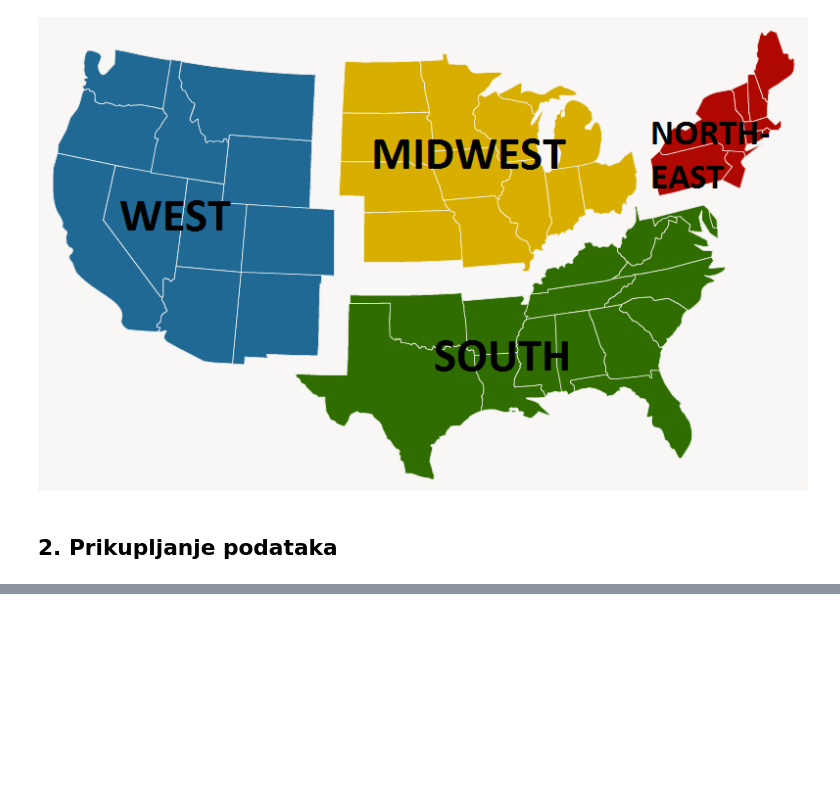
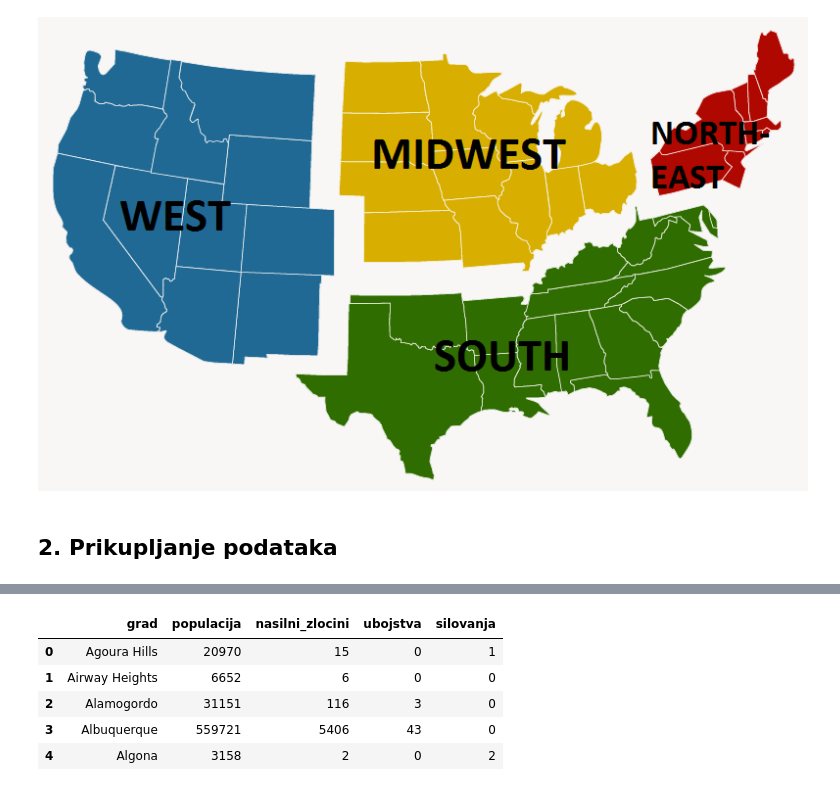
Before and after one commit to migamul/Matematicki-softver, a Jupyter notebook: Analiza zlocina u Sjedinjenim Americkim Drzavama.ipynb, the cells around one changed output, grey strips where cells are left out. Cells and saved outputs as stored; diff of their text form; code cells hidden in the pictures; blank space fills up the shorter version.

```diff
--- a/Analiza zlocina u Sjedinjenim Americkim Drzavama.ipynb
+++ b/Analiza zlocina u Sjedinjenim Americkim Drzavama.ipynb
@@ -51,0 +95,84 @@ Istraživanje provodimo za velik broj saveznih država (200), pa možemo pretpos
+# %%
+#WEST
+names = ['grad','populacija','nasilni_zlocini','ubojstva','silovanja']
+dataw = pd.read_csv('data/westUzorak.txt', delimiter='\t', names=names) #dataw - sadrzi podatke za 200 gradova u WEST
+
+#pretvorba brojcanih vrijednosti u int
+populacija1 = [int(v) for v in dataw.populacija]
+dataw['populacija'] = populacija1
+nasilni_zlocini1 = [int(v) for v in dataw.nasilni_zlocini]
+dataw['nasilni_zlocini'] = nasilni_zlocini1
+ubojstva1 = [int(v) for v in dataw.ubojstva]
+dataw['ubojstva'] = ubojstva1
+silovanja1 = [int(v) for v in dataw.silovanja]
+dataw['silovanja'] = silovanja1
+
+grad = np.asarray(dataw.grad)
+populacija = np.asarray(dataw.populacija)
+nasilni_zlocini = np.asarray(dataw.nasilni_zlocini)
+ubojstva = np.asarray(dataw.ubojstva)
+silovanja = np.asarray(dataw.silovanja)
+
+#ucitavanje i pretvorba ostalih
+#MIDWEST
+names = ['grad','populacija','nasilni_zlocini','ubojstva','silovanja']
+datam = pd.read_csv('data/midwestUzorak.txt', delimiter='\t', names=names) #datam - sadrzi podatke za 200 gradova u MIDWEST
+populacija2 = [int(v) for v in datam.populacija]
+datam['populacija'] = populacija2
+nasilni_zlocini2 = [int(v) for v in datam.nasilni_zlocini]
+datam['nasilni_zlocini'] = nasilni_zlocini2
+ubojstva2 = [int(v) for v in datam.ubojstva]
+datam['ubojstva'] = ubojstva2
+silovanja2 = [int(v) for v in datam.silovanja]
+datam['silovanja'] = silovanja2
+
+grad = np.asarray(datam.grad)
+populacija = np.asarray(datam.populacija)
+nasilni_zlocini = np.asarray(datam.nasilni_zlocini)
+ubojstva = np.asarray(datam.ubojstva)
+silovanja = np.asarray(datam.silovanja)
+
+#NORTH-EAST
+names = ['grad','populacija','nasilni_zlocini','ubojstva','silovanja']
+datan = pd.read_csv('data/northeastUzorak.txt', delimiter='\t', names=names) #datan - sadrzi podatke za 200 gradova u NORTH-EAST
+populacija3 = [int(v) for v in datan.populacija]
+datan['populacija'] = populacija3
+nasilni_zlocini3 = [int(v) for v in datan.nasilni_zlocini]
+datan['nasilni_zlocini'] = nasilni_zlocini3
+ubojstva3 = [int(v) for v in datan.ubojstva]
+datan['ubojstva'] = ubojstva3
+silovanja3 = [int(v) for v in datan.silovanja]
+datan['silovanja'] = silovanja3
+
+grad = np.asarray(datan.grad)
+populacija = np.asarray(datan.populacija)
+nasilni_zlocini = np.asarray(datan.nasilni_zlocini)
+ubojstva = np.asarray(datan.ubojstva)
+silovanja = np.asarray(datan.silovanja)
+
+#SOUTH
+names = ['grad','populacija','nasilni_zlocini','ubojstva','silovanja']
+datas = pd.read_csv('data/southUzorak.txt', delimiter='\t', names=names) #datas - sadrzi podatke za 200 gradova u SOUTH
+populacija4 = [int(v) for v in datas.populacija]
+datas['populacija'] = populacija4
+nasilni_zlocini4 = [int(v) for v in datas.nasilni_zlocini]
+datas['nasilni_zlocini'] = nasilni_zlocini4
+ubojstva4 = [int(v) for v in datas.ubojstva]
+datas['ubojstva'] = ubojstva4
+silovanja4 = [int(v) for v in datas.silovanja]
+datas['silovanja'] = silovanja4
+
+grad = np.asarray(datas.grad)
+populacija = np.asarray(datas.populacija)
+nasilni_zlocini = np.asarray(datas.nasilni_zlocini)
+ubojstva = np.asarray(datas.ubojstva)
+silovanja = np.asarray(datas.silovanja)
+
+dataw.head()
+# %% [output]
+|  | grad | populacija | nasilni_zlocini | ubojstva | silovanja |
+| 0 | Agoura Hills | 20970 | 15 | 0 | 1 |
+| 1 | Airway Heights | 6652 | 6 | 0 | 0 |
+| 2 | Alamogordo | 31151 | 116 | 3 | 0 |
+| 3 | Albuquerque | 559721 | 5406 | 43 | 0 |
+| 4 | Algona | 3158 | 2 | 0 | 2 |
```
Also changed, not shown: parts of 6 cells of this notebook, 9 other files.
